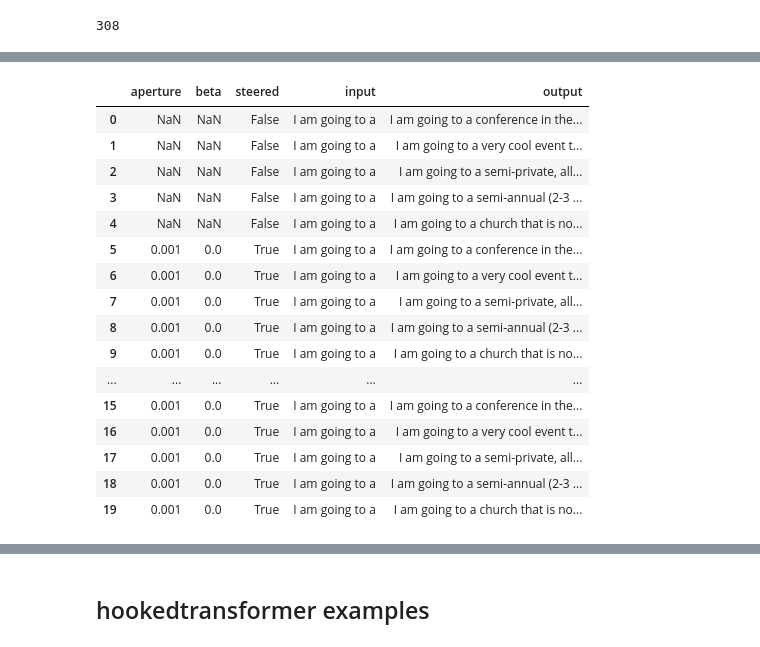
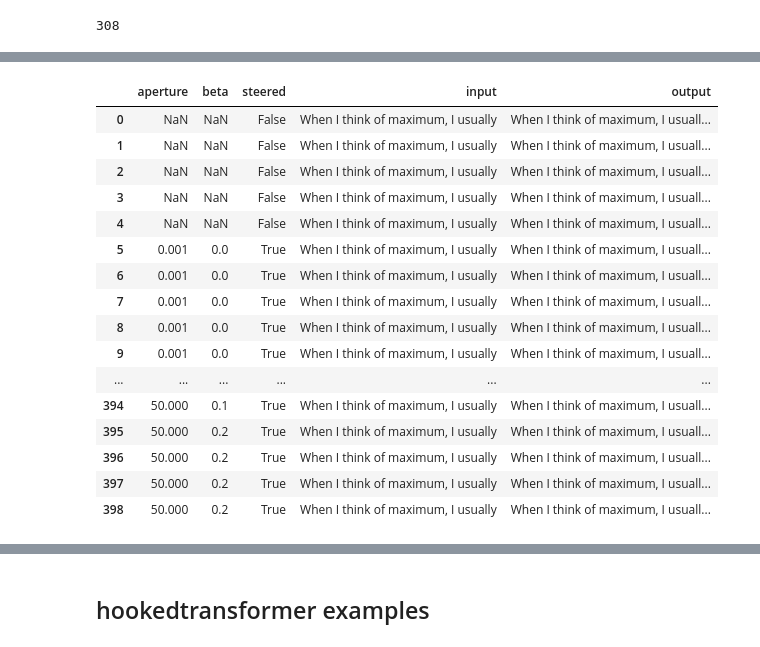
Before and after one commit to jorispos/conceptorsteering, a Jupyter notebook: experiments.ipynb, the cells around one changed output, grey strips where cells are left out. Cells and saved outputs as stored; diff of their text form; code cells hidden in the pictures.

```diff
--- a/experiments.ipynb
+++ b/experiments.ipynb
@@ -154,23 +158,27 @@ Prompt tokens: 7, Steering tokens: 4
-# %%
-pd.DataFrame(results)
-# %% [output]
-|  | aperture | beta | steered | input | output |
-| 0 | NaN | NaN | False | I am going to a | I am going to a conference in the... |
-| 1 | NaN | NaN | False | I am going to a | I am going to a very cool event t... |
-| 2 | NaN | NaN | False | I am going to a | I am going to a semi-private, all... |
-| 3 | NaN | NaN | False | I am going to a | I am going to a semi-annual (2-3 ... |
-| 4 | NaN | NaN | False | I am going to a | I am going to a church that is no... |
-| 5 | 0.001 | 0.0 | True | I am going to a | I am going to a conference in the... |
-| 6 | 0.001 | 0.0 | True | I am going to a | I am going to a very cool event t... |
-| 7 | 0.001 | 0.0 | True | I am going to a | I am going to a semi-private, all... |
-| 8 | 0.001 | 0.0 | True | I am going to a | I am going to a semi-annual (2-3 ... |
-| 9 | 0.001 | 0.0 | True | I am going to a | I am going to a church that is no... |
-| ... | ... | ... | ... | ... | ... |
-| 15 | 0.001 | 0.0 | True | I am going to a | I am going to a conference in the... |
-| 16 | 0.001 | 0.0 | True | I am going to a | I am going to a very cool event t... |
-| 17 | 0.001 | 0.0 | True | I am going to a | I am going to a semi-private, all... |
-| 18 | 0.001 | 0.0 | True | I am going to a | I am going to a semi-annual (2-3 ... |
-| 19 | 0.001 | 0.0 | True | I am going to a | I am going to a church that is no... |
+# %%
+# Set options to display all rows and columns
+pd.set_option('display.max_rows', None)
+pd.set_option('display.max_columns', None)
+
+pd.DataFrame(results)
+# %% [output]
+|  | aperture | beta | steered | input | output |
+| 0 | NaN | NaN | False | When I think of maximum, I usually | When I think of maximum, I usuall... |
+| 1 | NaN | NaN | False | When I think of maximum, I usually | When I think of maximum, I usuall... |
+| 2 | NaN | NaN | False | When I think of maximum, I usually | When I think of maximum, I usuall... |
+| 3 | NaN | NaN | False | When I think of maximum, I usually | When I think of maximum, I usuall... |
+| 4 | NaN | NaN | False | When I think of maximum, I usually | When I think of maximum, I usuall... |
+| 5 | 0.001 | 0.0 | True | When I think of maximum, I usually | When I think of maximum, I usuall... |
+| 6 | 0.001 | 0.0 | True | When I think of maximum, I usually | When I think of maximum, I usuall... |
+| 7 | 0.001 | 0.0 | True | When I think of maximum, I usually | When I think of maximum, I usuall... |
+| 8 | 0.001 | 0.0 | True | When I think of maximum, I usually | When I think of maximum, I usuall... |
+| 9 | 0.001 | 0.0 | True | When I think of maximum, I usually | When I think of maximum, I usuall... |
+| ... | ... | ... | ... | ... | ... |
+| 394 | 50.000 | 0.1 | True | When I think of maximum, I usually | When I think of maximum, I usuall... |
+| 395 | 50.000 | 0.2 | True | When I think of maximum, I usually | When I think of maximum, I usuall... |
+| 396 | 50.000 | 0.2 | True | When I think of maximum, I usually | When I think of maximum, I usuall... |
+| 397 | 50.000 | 0.2 | True | When I think of maximum, I usually | When I think of maximum, I usuall... |
+| 398 | 50.000 | 0.2 | True | When I think of maximum, I usually | When I think of maximum, I usuall... |
 # %%
 plt.plot(sv_spectra[1e-3][0], label="aperture=1e-3")
 plt.savefig('test.png')
```
Also changed, not shown: parts of 7 cells of this notebook, 6 other files.
